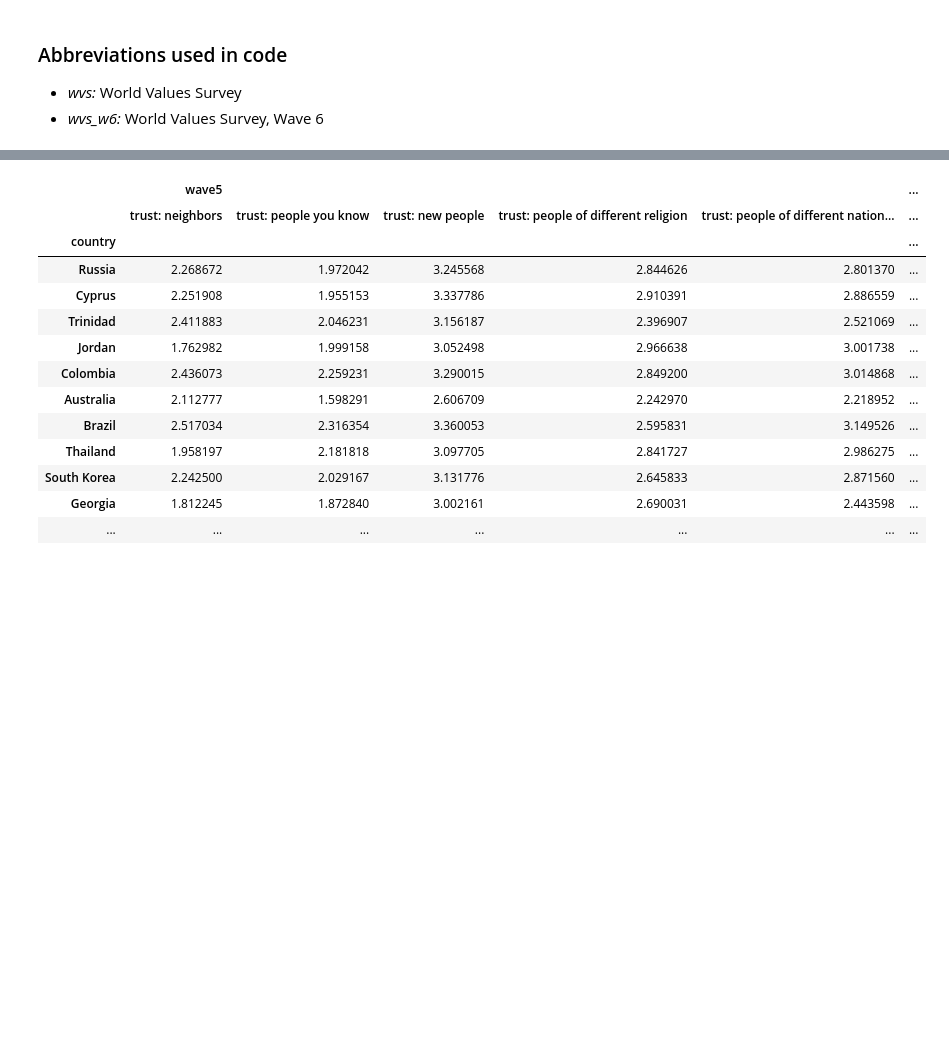
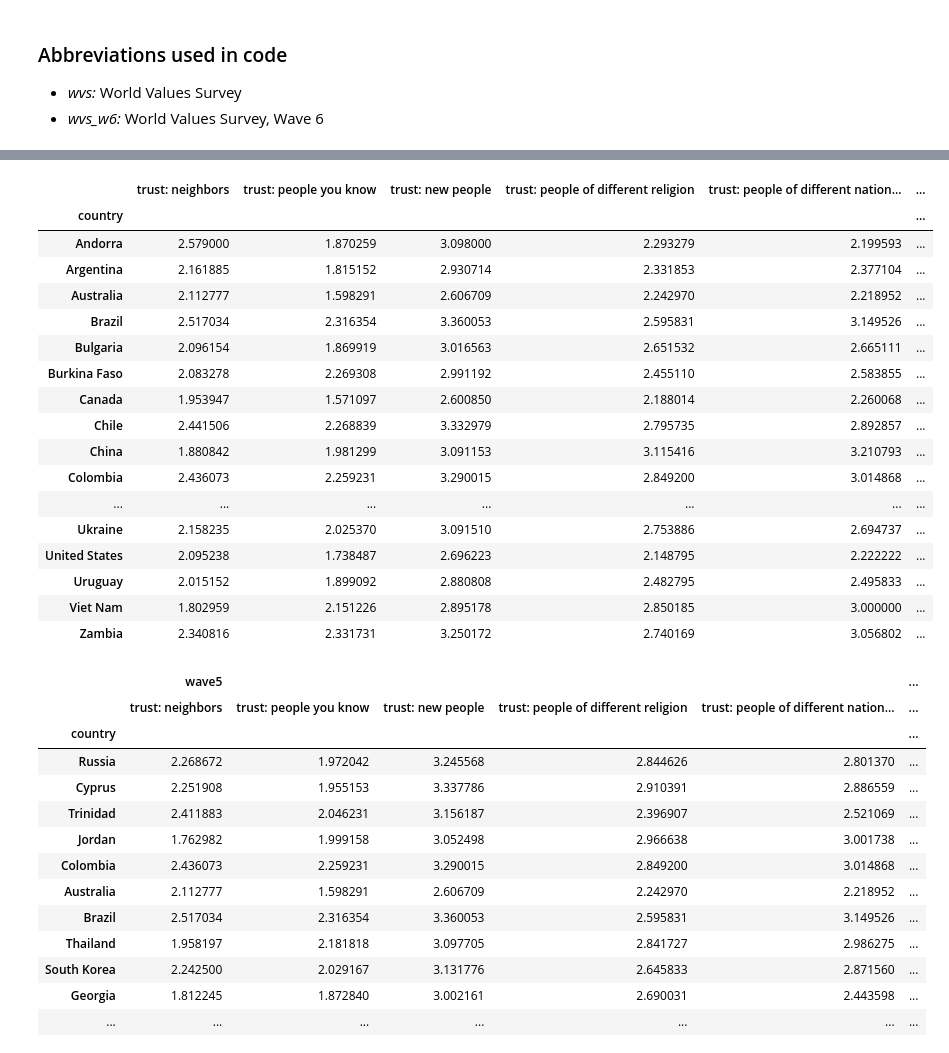
Before and after one commit to Luftzig/global-trust, a Jupyter notebook: data/data-analysis.ipynb, the cells around one changed output, grey strips where cells are left out. Cells and saved outputs as stored; diff of their text form; code cells hidden in the pictures; blank space fills up the shorter version.

```diff
--- a/data/data-analysis.ipynb
+++ b/data/data-analysis.ipynb
@@ -351,17 +365,37 @@ wvs_w5_named['country'] = wvs_w5_named['country'].map(wvs_w6_countries)
 # %%
 # TODO: Remove missing values (indicated by -4 ???)
 # wvs_w6_means = wvs_w6_named.groupby('country').mean()
 # wvs_w5_means = wvs_w5_named.groupby('country').mean()
 
 def replace_negative_with_na(df):
   num = df._get_numeric_data()
   num[num < 0] = None
   df[num.columns] = num
   return df
 
 def aggregate_countries(df):
   return df.groupby('country').mean()
 
 wvs_w6_means = (F(replace_negative_with_na) >> aggregate_countries)(wvs_w6_named)
 wvs_w5_means = (F(replace_negative_with_na) >> aggregate_countries)(wvs_w5_named)
+wvs_w5_means
+# %% [output]
+|  | trust: neighbors | trust: people you know | trust: new people | trust: people of different religion | trust: people of different nation... | ... |
+| country |  |  |  |  |  | ... |
+| Andorra | 2.579000 | 1.870259 | 3.098000 | 2.293279 | 2.199593 | ... |
+| Argentina | 2.161885 | 1.815152 | 2.930714 | 2.331853 | 2.377104 | ... |
+| Australia | 2.112777 | 1.598291 | 2.606709 | 2.242970 | 2.218952 | ... |
+| Brazil | 2.517034 | 2.316354 | 3.360053 | 2.595831 | 3.149526 | ... |
+| Bulgaria | 2.096154 | 1.869919 | 3.016563 | 2.651532 | 2.665111 | ... |
+| Burkina Faso | 2.083278 | 2.269308 | 2.991192 | 2.455110 | 2.583855 | ... |
+| Canada | 1.953947 | 1.571097 | 2.600850 | 2.188014 | 2.260068 | ... |
+| Chile | 2.441506 | 2.268839 | 3.332979 | 2.795735 | 2.892857 | ... |
+| China | 1.880842 | 1.981299 | 3.091153 | 3.115416 | 3.210793 | ... |
+| Colombia | 2.436073 | 2.259231 | 3.290015 | 2.849200 | 3.014868 | ... |
+| ... | ... | ... | ... | ... | ... | ... |
+| Ukraine | 2.158235 | 2.025370 | 3.091510 | 2.753886 | 2.694737 | ... |
+| United States | 2.095238 | 1.738487 | 2.696223 | 2.148795 | 2.222222 | ... |
+| Uruguay | 2.015152 | 1.899092 | 2.880808 | 2.482795 | 2.495833 | ... |
+| Viet Nam | 1.802959 | 2.151226 | 2.895178 | 2.850185 | 3.000000 | ... |
+| Zambia | 2.340816 | 2.331731 | 3.250172 | 2.740169 | 3.056802 | ... |
 # %%
```
Also changed, not shown: parts of 1 cell of this notebook, 4 other files.
